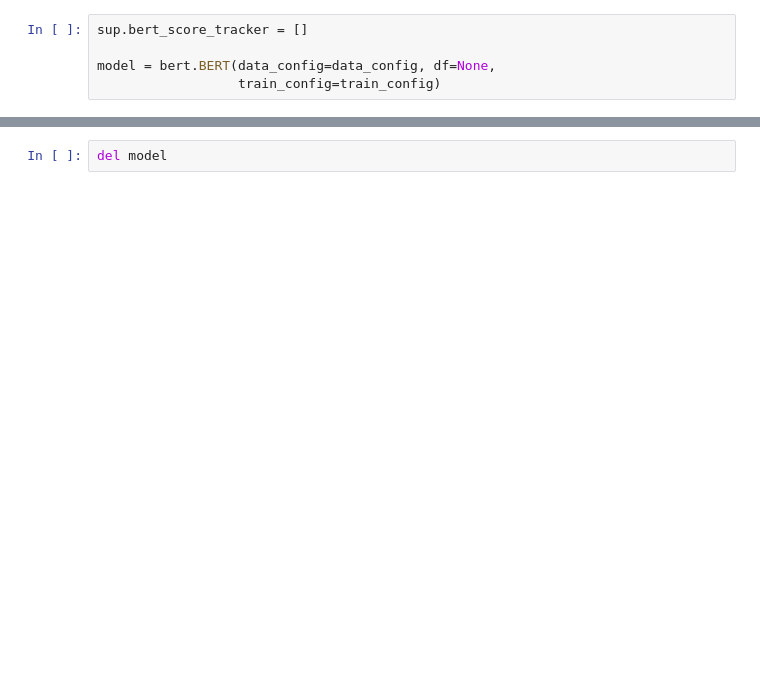
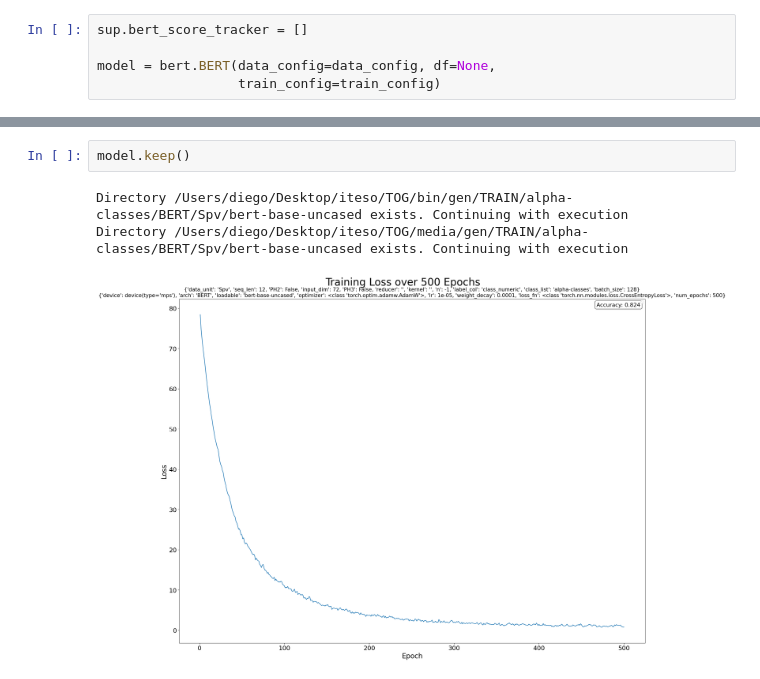
Before and after one commit to dasantac/TOG, a Jupyter notebook: src/TRAIN/architecture/BERT/BERTbase.ipynb, the cells around one changed output, grey strips where cells are left out. Cells and saved outputs as stored; diff of their text form; blank space fills up the shorter version.

```diff
--- a/src/TRAIN/architecture/BERT/BERTbase.ipynb
+++ b/src/TRAIN/architecture/BERT/BERTbase.ipynb
@@ -65,2 +83,6 @@ model.show_loss()
 # %%
-del model
+model.keep()
+# %% [output]
+Directory /Users/diego/Desktop/iteso/TOG/bin/gen/TRAIN/alpha-classes/BERT/Spv/bert-base-uncased exists. Continuing with execution
+Directory /Users/diego/Desktop/iteso/TOG/media/gen/TRAIN/alpha-classes/BERT/Spv/bert-base-uncased exists. Continuing with execution
+[figure, added]
```
Also changed, not shown: parts of 4 cells of this notebook, 2 other files.
